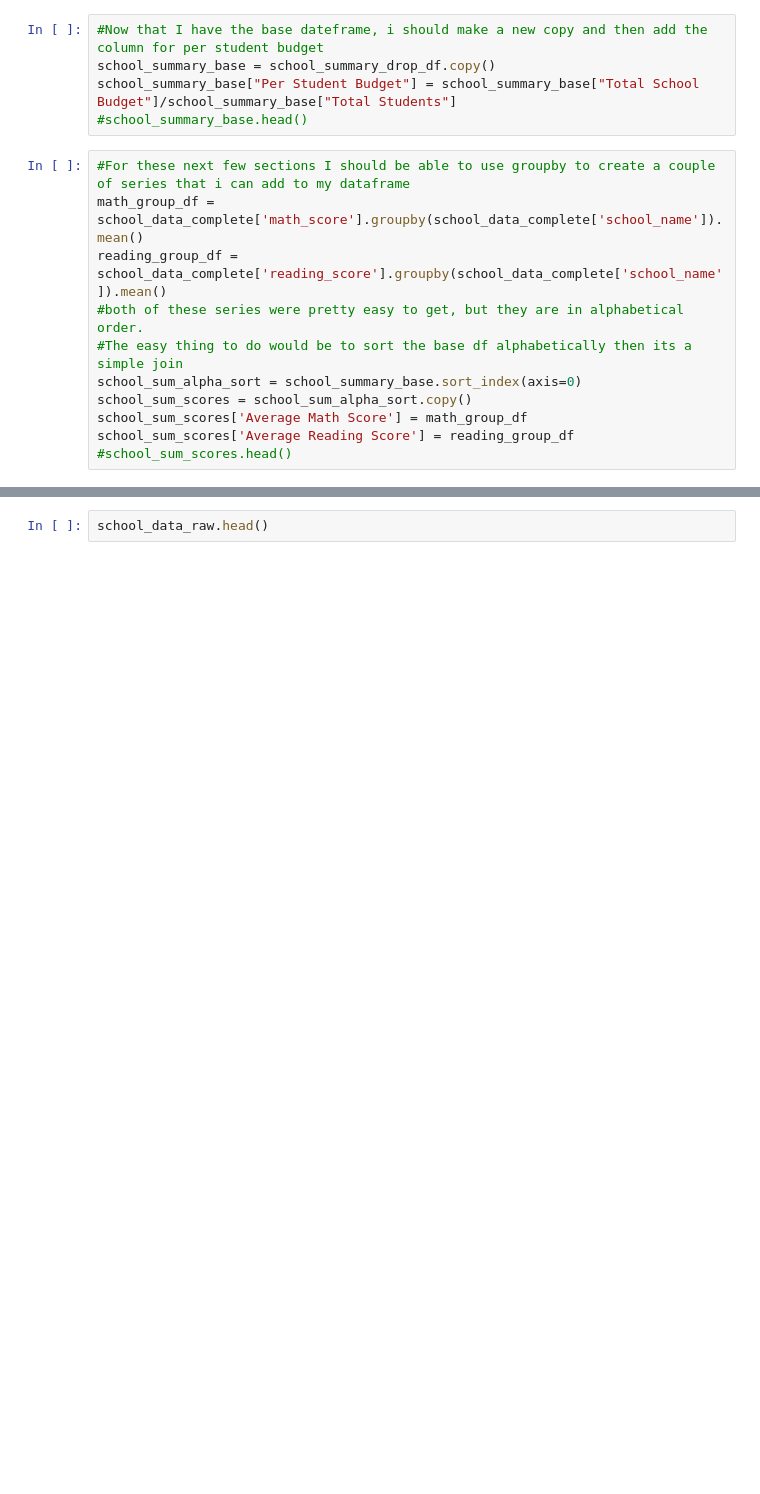
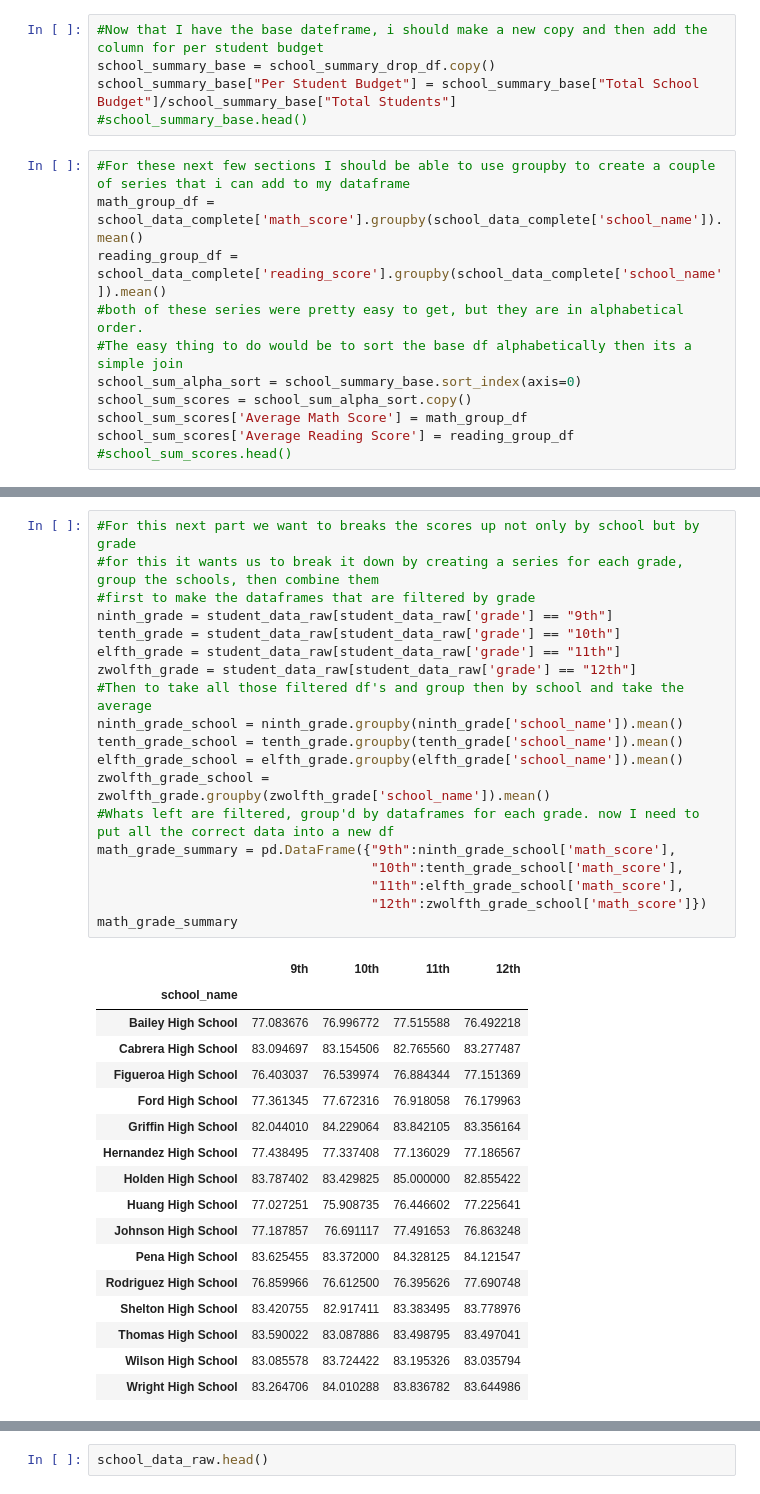
Before and after one commit to wonderbug2020/School-District-analysis, a Jupyter notebook: PyCitySchools/main.ipynb, the cells around one changed output, grey strips where cells are left out. Saved outputs shown, nothing was run; the diff lists cells and outputs as text; blank space fills up the shorter version.

Commit message:
seperared scores for math and reading for each school by grade

```diff
--- a/PyCitySchools/main.ipynb
+++ b/PyCitySchools/main.ipynb
@@ -124,0 +133,37 @@ school_sum_bottom_overall.head()
+# %%
+#For this next part we want to breaks the scores up not only by school but by grade
+#for this it wants us to break it down by creating a series for each grade, group the schools, then combine them
+#first to make the dataframes that are filtered by grade
+ninth_grade = student_data_raw[student_data_raw['grade'] == "9th"]
+tenth_grade = student_data_raw[student_data_raw['grade'] == "10th"]
+elfth_grade = student_data_raw[student_data_raw['grade'] == "11th"]
+zwolfth_grade = student_data_raw[student_data_raw['grade'] == "12th"]
+#Then to take all those filtered df's and group then by school and take the average
+ninth_grade_school = ninth_grade.groupby(ninth_grade['school_name']).mean()
+tenth_grade_school = tenth_grade.groupby(tenth_grade['school_name']).mean()
+elfth_grade_school = elfth_grade.groupby(elfth_grade['school_name']).mean()
+zwolfth_grade_school = zwolfth_grade.groupby(zwolfth_grade['school_name']).mean()
+#Whats left are filtered, group'd by dataframes for each grade. now I need to put all the correct data into a new df
+math_grade_summary = pd.DataFrame({"9th":ninth_grade_school['math_score'],
+                                   "10th":tenth_grade_school['math_score'],
+                                   "11th":elfth_grade_school['math_score'],
+                                   "12th":zwolfth_grade_school['math_score']})
+math_grade_summary
+# %% [output]
+|  | 9th | 10th | 11th | 12th |
+| school_name |  |  |  |  |
+| Bailey High School | 77.083676 | 76.996772 | 77.515588 | 76.492218 |
+| Cabrera High School | 83.094697 | 83.154506 | 82.765560 | 83.277487 |
+| Figueroa High School | 76.403037 | 76.539974 | 76.884344 | 77.151369 |
+| Ford High School | 77.361345 | 77.672316 | 76.918058 | 76.179963 |
+| Griffin High School | 82.044010 | 84.229064 | 83.842105 | 83.356164 |
+| Hernandez High School | 77.438495 | 77.337408 | 77.136029 | 77.186567 |
+| Holden High School | 83.787402 | 83.429825 | 85.000000 | 82.855422 |
+| Huang High School | 77.027251 | 75.908735 | 76.446602 | 77.225641 |
+| Johnson High School | 77.187857 | 76.691117 | 77.491653 | 76.863248 |
+| Pena High School | 83.625455 | 83.372000 | 84.328125 | 84.121547 |
+| Rodriguez High School | 76.859966 | 76.612500 | 76.395626 | 77.690748 |
+| Shelton High School | 83.420755 | 82.917411 | 83.383495 | 83.778976 |
+| Thomas High School | 83.590022 | 83.087886 | 83.498795 | 83.497041 |
+| Wilson High School | 83.085578 | 83.724422 | 83.195326 | 83.035794 |
+| Wright High School | 83.264706 | 84.010288 | 83.836782 | 83.644986 |
```
Also changed, not shown: parts of 2 cells of this notebook.
